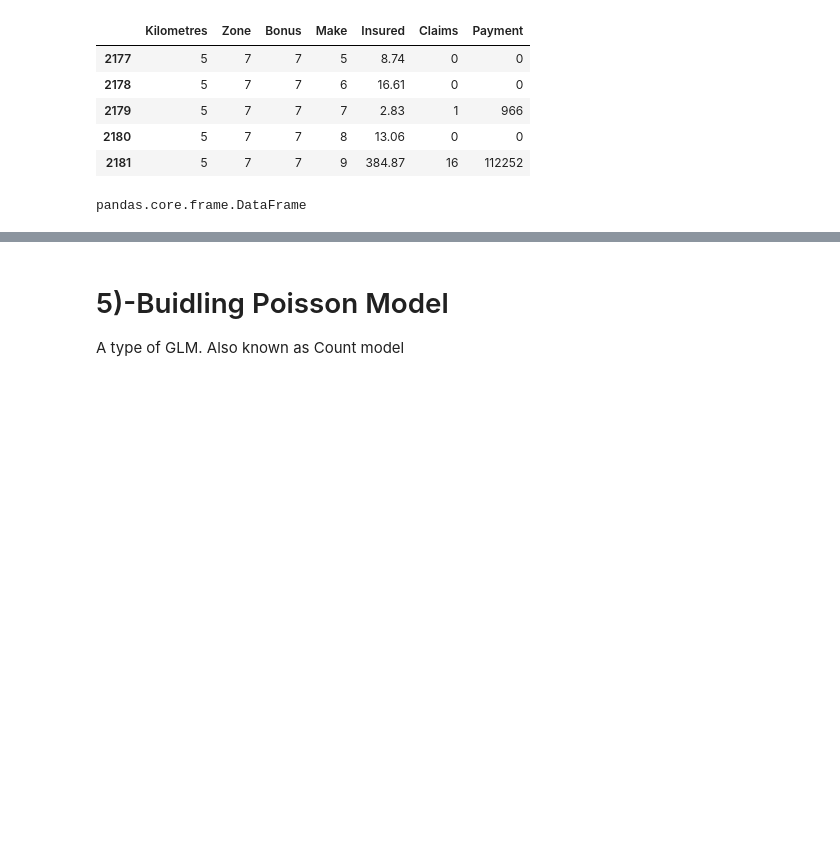
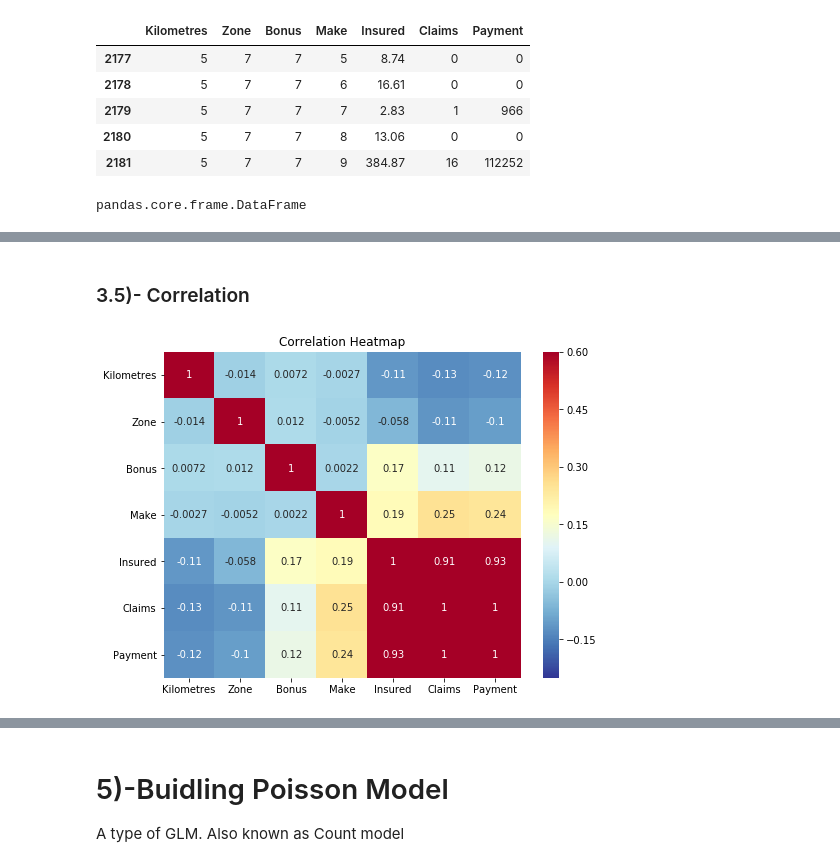
Before and after one commit to HassanSherwani/Kaggle_Challenges, a Jupyter notebook: Swedish_Motor _Insurance/Kaggle-car_insurance.ipynb, the cells around one changed output, grey strips where cells are left out. Cells and saved outputs as stored; diff of their text form; code cells hidden in the pictures; blank space fills up the shorter version.

```diff
--- a/Swedish_Motor _Insurance/Kaggle-car_insurance.ipynb
+++ b/Swedish_Motor _Insurance/Kaggle-car_insurance.ipynb
@@ -83,0 +178,12 @@ pandas.core.frame.DataFrame
+# %% [markdown]
+### 3.5)- Correlation
+# %%
+data_corrs = df_insurance.corr()
+# %%
+plt.figure(figsize = (8, 6))
+
+# Heatmap of correlations
+sns.heatmap(data_corrs, cmap = plt.cm.RdYlBu_r, vmin = -0.25, annot = True, vmax = 0.6)
+plt.title('Correlation Heatmap');
+# %% [output]
+[figure, added]
```
Also changed, not shown: parts of 72 cells of this notebook.
